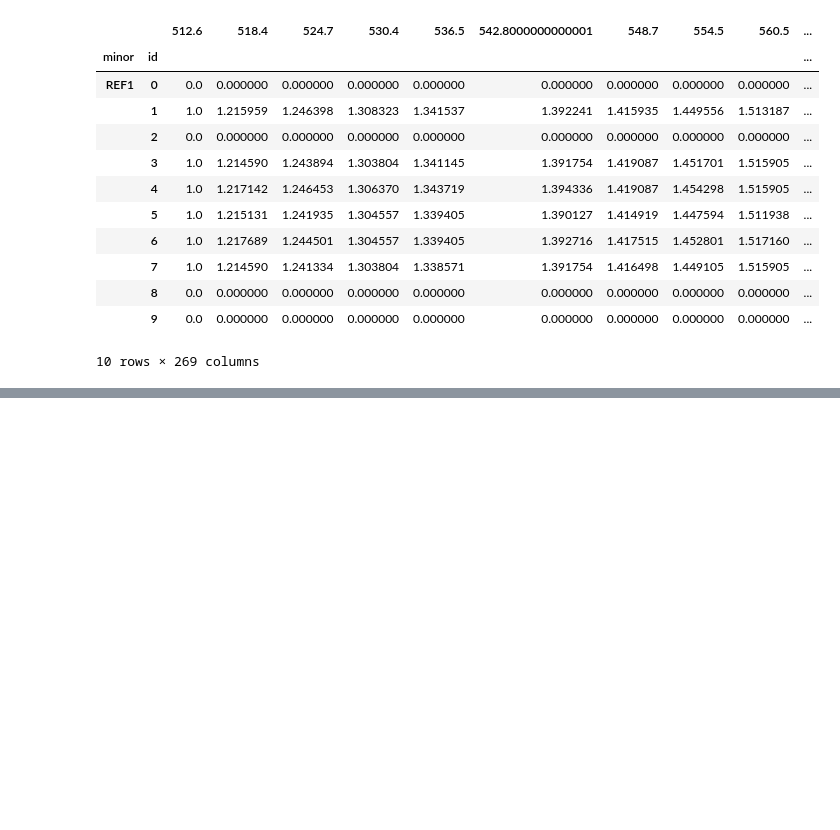
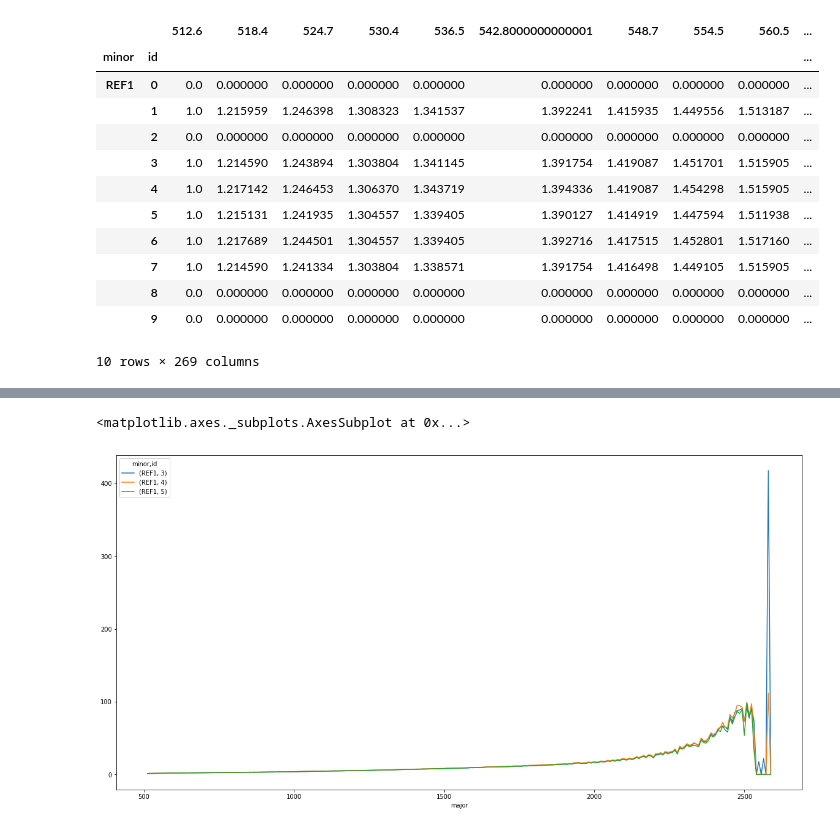
Before and after one commit to jlaura/PyHAT, a Jupyter notebook: notebooks/SP Example.ipynb, the cells around one changed output, grey strips where cells are left out. Cells and saved outputs as stored; diff of their text form; code cells hidden in the pictures; blank space fills up the shorter version.

```diff
--- a/notebooks/SP Example.ipynb
+++ b/notebooks/SP Example.ipynb
@@ -204,0 +196,5 @@ ref_corrected.loc['REF1', 5, ref.wavelengths].plot()
+# %%
+ref_corrected.iloc[3:6].plot_spectra()
+# %% [output]
+<matplotlib.axes._subplots.AxesSubplot at 0x...>
+[figure, added]
```
Also changed, not shown: parts of 4 cells of this notebook, 1 other file.
